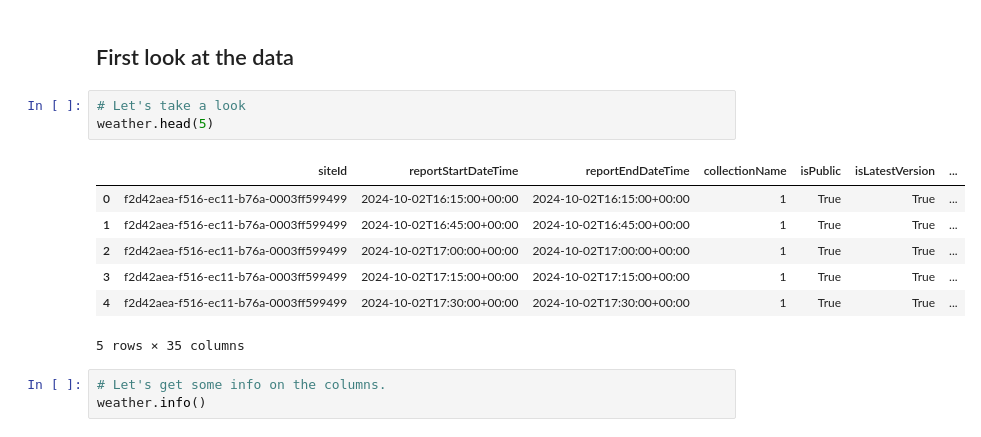
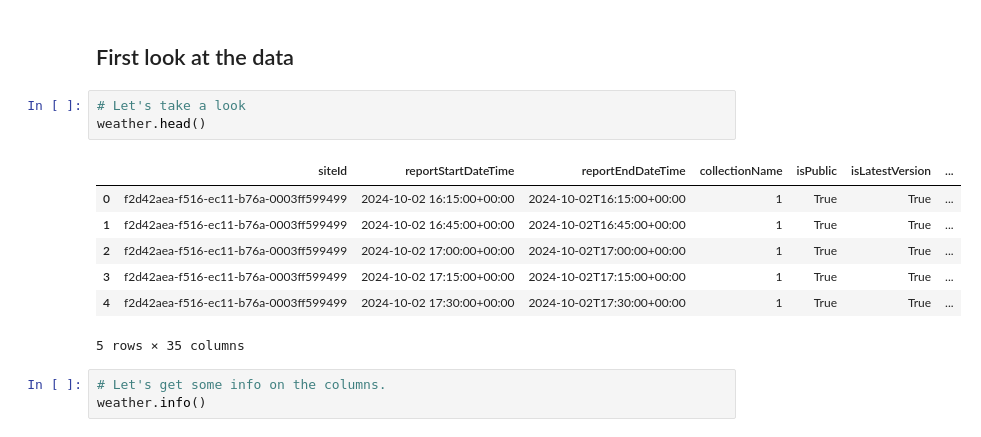
Before and after one commit to eoghanpw/PFDA-assignments, a Jupyter notebook: assignment2-weather.ipynb, the cells around one changed output. Cells and saved outputs as stored; diff of their text form.

```diff
--- a/assignment2-weather.ipynb
+++ b/assignment2-weather.ipynb
@@ -20,14 +20,14 @@ weather = pd.read_csv("weatherreadings1.csv")
 ## First look at the data
 # %%
 # Let's take a look
-weather.head(5)
+weather.head()
 # %% [output]
 |  | siteId | reportStartDateTime | reportEndDateTime | collectionName | isPublic | isLatestVersion | ... |
-| 0 | f2d42aea-f516-ec11-b76a-0003ff599499 | 2024-10-02T16:15:00+00:00 | 2024-10-02T16:15:00+00:00 | 1 | True | True | ... |
-| 1 | f2d42aea-f516-ec11-b76a-0003ff599499 | 2024-10-02T16:45:00+00:00 | 2024-10-02T16:45:00+00:00 | 1 | True | True | ... |
-| 2 | f2d42aea-f516-ec11-b76a-0003ff599499 | 2024-10-02T17:00:00+00:00 | 2024-10-02T17:00:00+00:00 | 1 | True | True | ... |
-| 3 | f2d42aea-f516-ec11-b76a-0003ff599499 | 2024-10-02T17:15:00+00:00 | 2024-10-02T17:15:00+00:00 | 1 | True | True | ... |
-| 4 | f2d42aea-f516-ec11-b76a-0003ff599499 | 2024-10-02T17:30:00+00:00 | 2024-10-02T17:30:00+00:00 | 1 | True | True | ... |
+| 0 | f2d42aea-f516-ec11-b76a-0003ff599499 | 2024-10-02 16:15:00+00:00 | 2024-10-02T16:15:00+00:00 | 1 | True | True | ... |
+| 1 | f2d42aea-f516-ec11-b76a-0003ff599499 | 2024-10-02 16:45:00+00:00 | 2024-10-02T16:45:00+00:00 | 1 | True | True | ... |
+| 2 | f2d42aea-f516-ec11-b76a-0003ff599499 | 2024-10-02 17:00:00+00:00 | 2024-10-02T17:00:00+00:00 | 1 | True | True | ... |
+| 3 | f2d42aea-f516-ec11-b76a-0003ff599499 | 2024-10-02 17:15:00+00:00 | 2024-10-02T17:15:00+00:00 | 1 | True | True | ... |
+| 4 | f2d42aea-f516-ec11-b76a-0003ff599499 | 2024-10-02 17:30:00+00:00 | 2024-10-02T17:30:00+00:00 | 1 | True | True | ... |
 5 rows × 35 columns
 # %%
 # Let's get some info on the columns.
```
Also changed, not shown: parts of 1 cell of this notebook, 2 other files.
